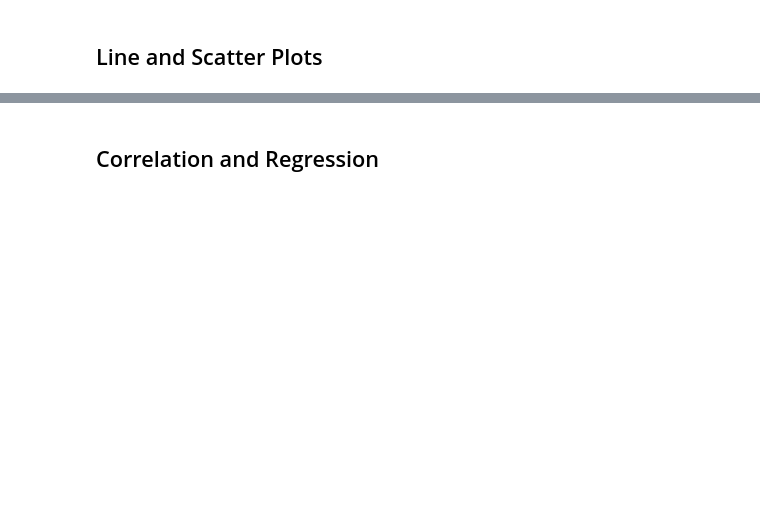
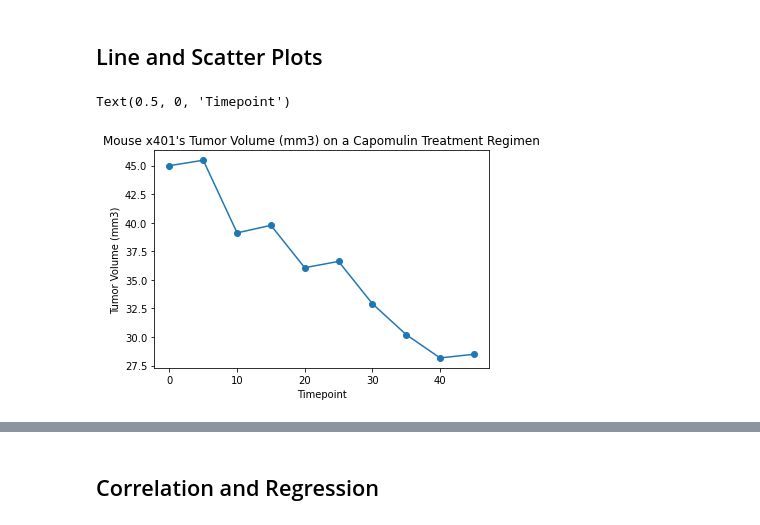
Before and after one commit to jacobdv/mouse-pymaceuticals, a Jupyter notebook: pymaceuticals_starter.ipynb, the cells around one changed output, grey strips where cells are left out. Cells and saved outputs as stored; diff of their text form; code cells hidden in the pictures; blank space fills up the shorter version.

```diff
--- a/pymaceuticals_starter.ipynb
+++ b/pymaceuticals_starter.ipynb
@@ -307,2 +306,14 @@ Text(0.5, 1.0, 'Final Tumor Volume (mm3) for Four Drug Regimens')
+# %%
+# Generate a line plot of tumor volume vs. time point for a mouse treated with Capomulin
+capomulin_mouse = pd.DataFrame()
+# Isolates a random mouse I picked that fits the requirements.
+capomulin_mouse = cleaned_total_data.loc[(cleaned_total_data["Drug Regimen"] == "Capomulin") & (cleaned_total_data["Mouse ID"] == "x401")]
+plt.plot(capomulin_mouse["Timepoint"],capomulin_mouse["Tumor Volume (mm3)"], marker='o')
+plt.title("Mouse x401's Tumor Volume (mm3) on a Capomulin Treatment Regimen")
+plt.ylabel("Tumor Volume (mm3)")
+plt.xlabel("Timepoint")
+# %% [output]
+Text(0.5, 0, 'Timepoint')
+[figure, added]
 # %%
 # Generate a scatter plot of average tumor volume vs. mouse weight for the Capomulin regimen
```
Also changed, not shown: parts of 6 cells of this notebook.
